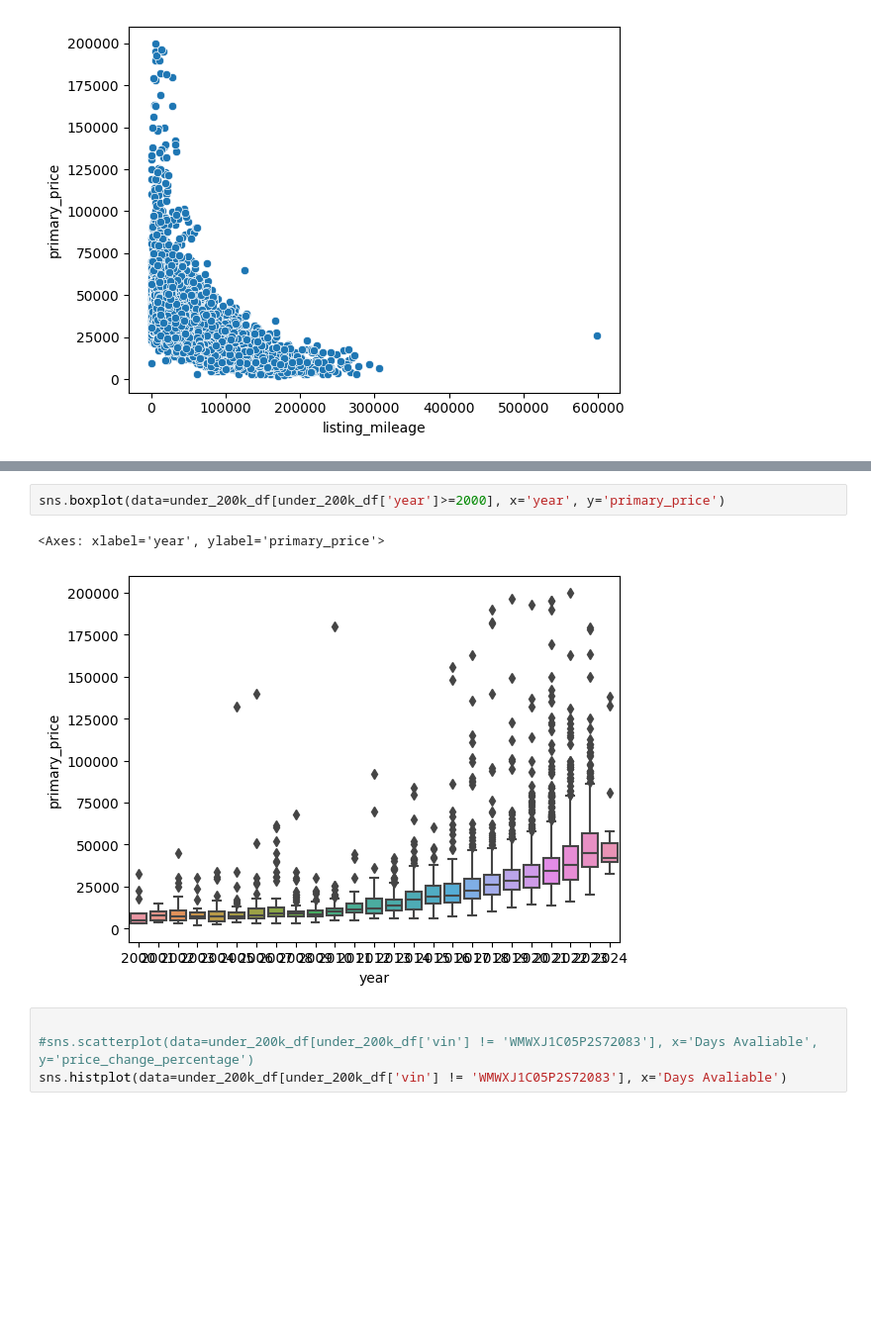
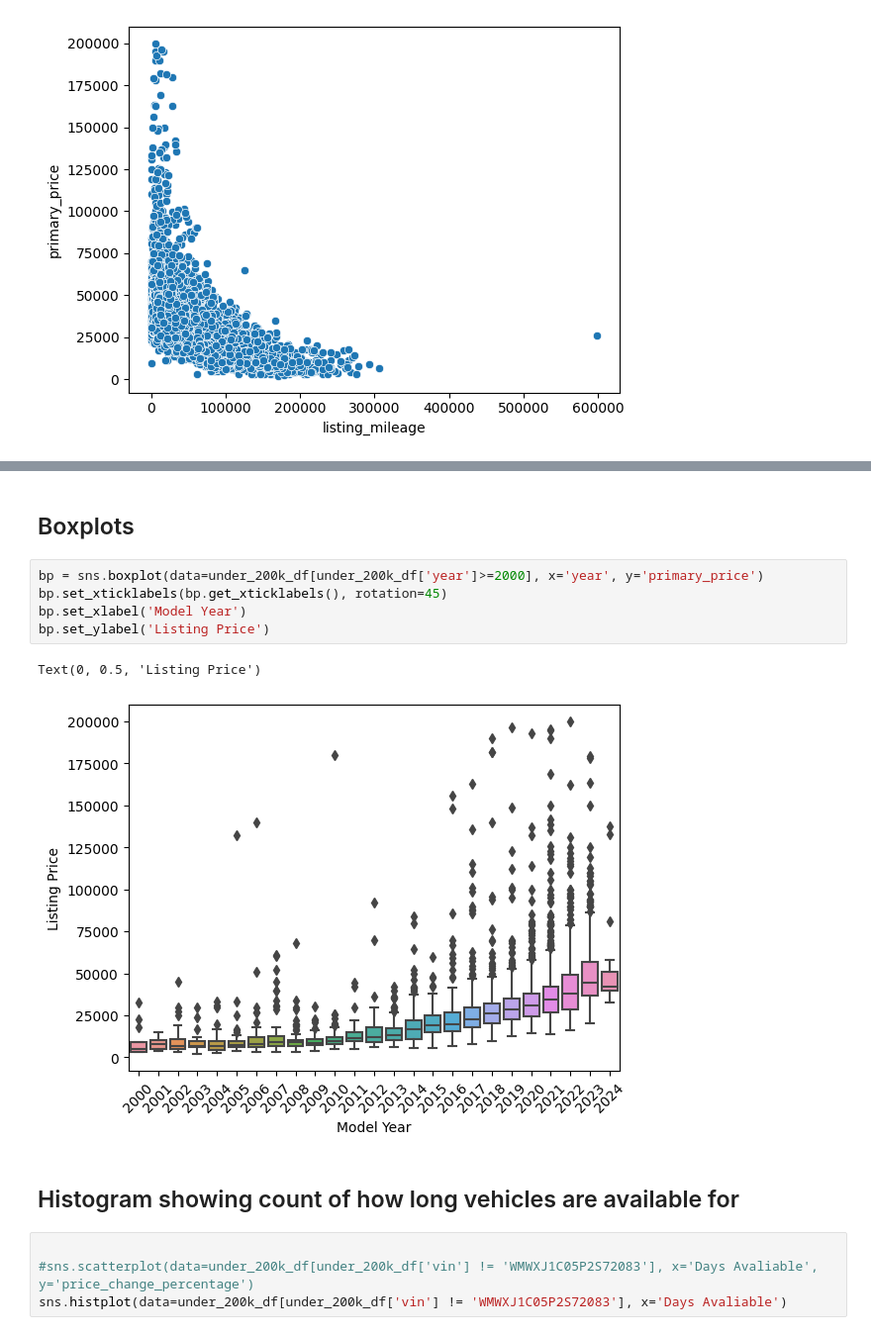
Before and after one commit to evanhollier/Cars_Project, a Jupyter notebook: data_visuals.ipynb, the cells around one changed output, grey strips where cells are left out. Shown at 99% size. Drawn from its saved outputs; the diff is of its cells as text; blank space fills up the shorter version.

```diff
--- a/data_visuals.ipynb
+++ b/data_visuals.ipynb
@@ -199,8 +184,15 @@ g.map(sns.scatterplot, 'listing_mileage', 'primary_price')
+# %% [markdown]
+## Boxplots
 # %%
-sns.boxplot(data=under_200k_df[under_200k_df['year']>=2000], x='year', y='primary_price')
+bp = sns.boxplot(data=under_200k_df[under_200k_df['year']>=2000], x='year', y='primary_price')
+bp.set_xticklabels(bp.get_xticklabels(), rotation=45)
+bp.set_xlabel('Model Year')
+bp.set_ylabel('Listing Price')
 # %% [output]
-<Axes: xlabel='year', ylabel='primary_price'>
+Text(0, 0.5, 'Listing Price')
-[figure, old version]
+[figure, new version]
+# %% [markdown]
+## Histogram showing count of how long vehicles are available for
 # %%
 
 #sns.scatterplot(data=under_200k_df[under_200k_df['vin'] != 'WMWXJ1C05P2S72083'], x='Days Avaliable', y='price_change_percentage')
```
Also changed, not shown: parts of 13 cells of this notebook.
